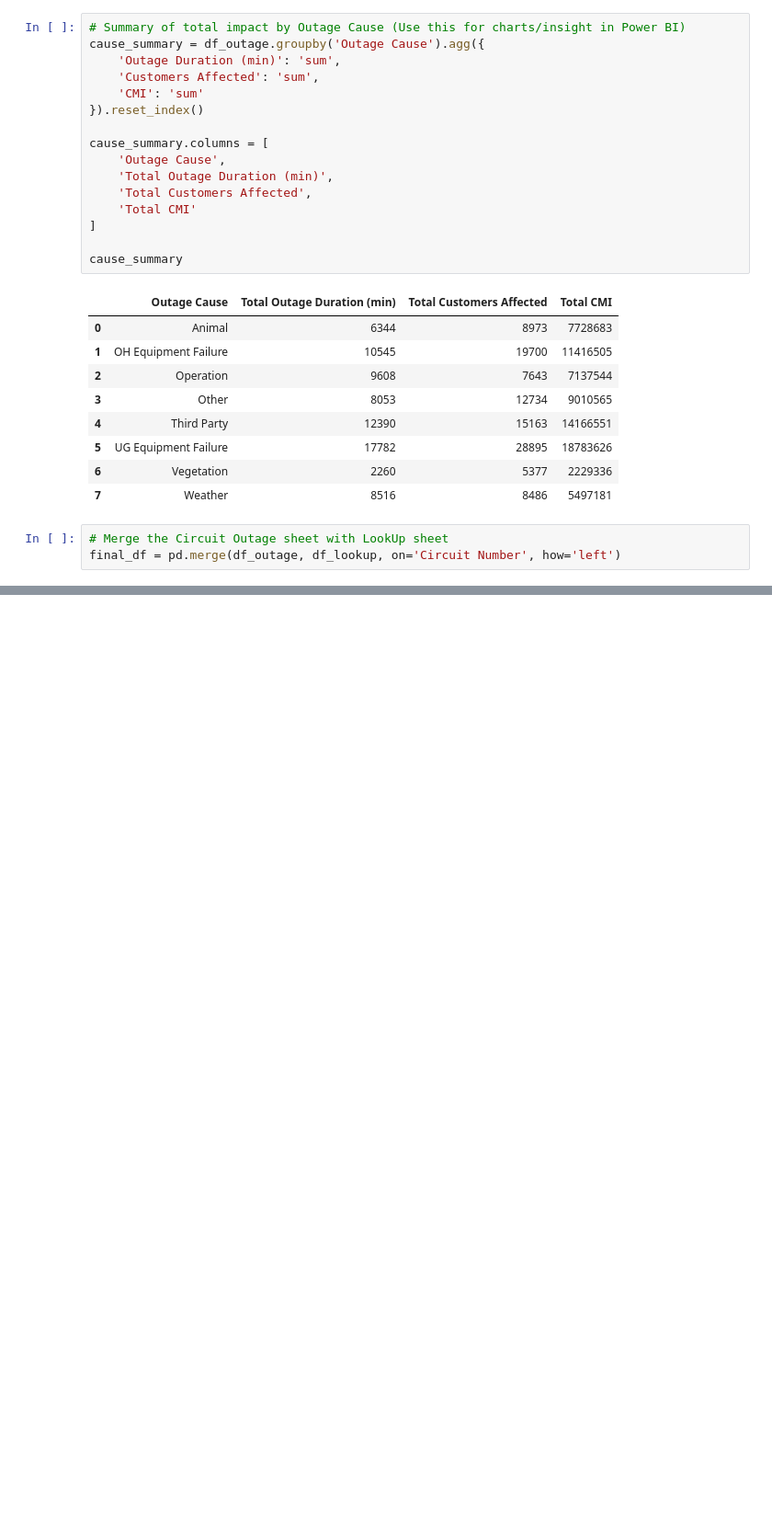
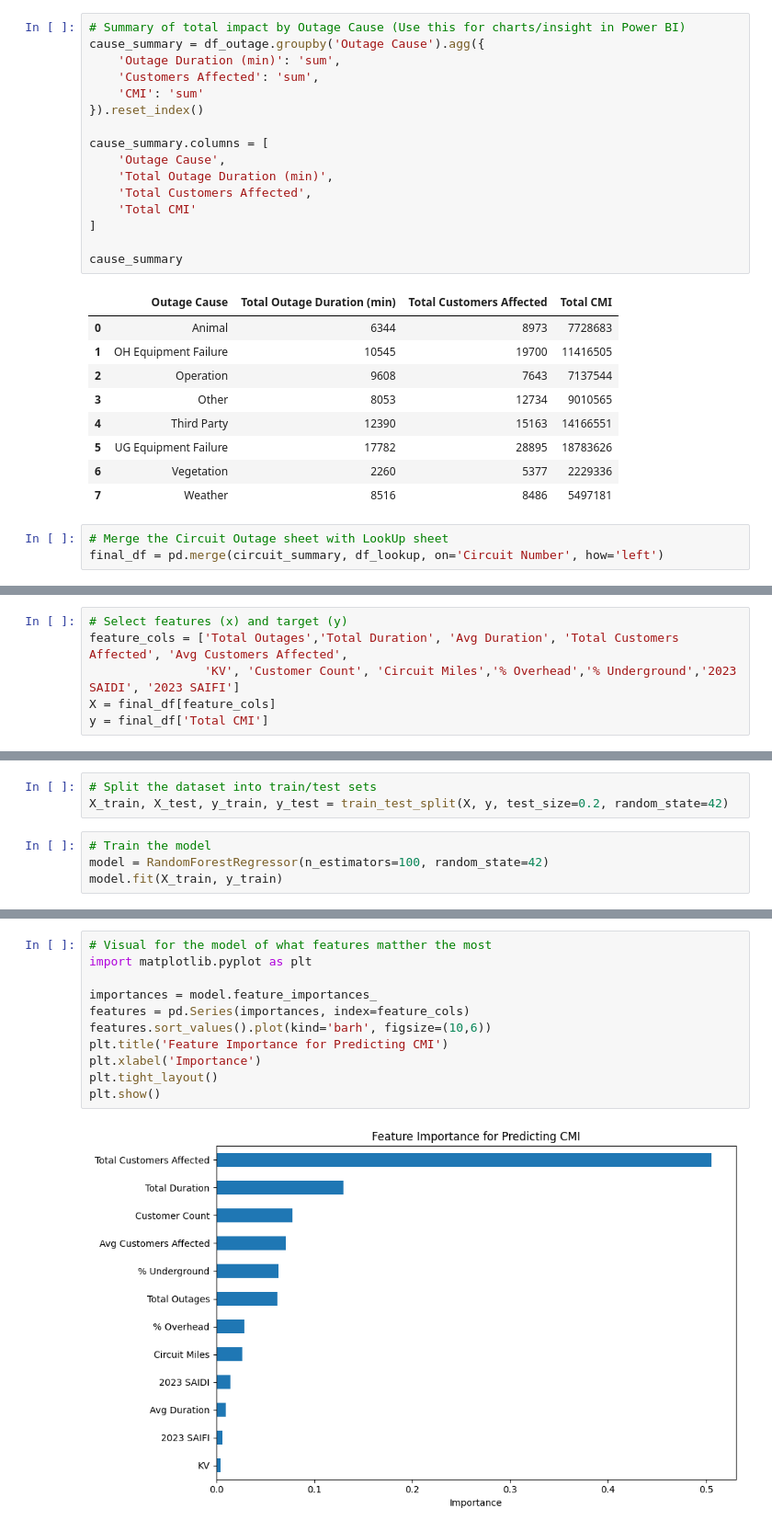
Before and after one commit to Ruiyang1210W/ITC-2025-LoopBreakers, a Jupyter notebook: ITC2025_LoopBreakers.ipynb, the cells around one changed output, grey strips where cells are left out. Shown: that part at 92% size. Drawn from its saved outputs; the diff is of its cells as text; blank space fills up the shorter version.

```diff
--- a/ITC2025_LoopBreakers.ipynb
+++ b/ITC2025_LoopBreakers.ipynb
@@ -257,5 +257,5 @@ cause_summary
 | 7 | Weather | 8516 | 8486 | 5497181 |
 # %%
 # Merge the Circuit Outage sheet with LookUp sheet
-final_df = pd.merge(df_outage, df_lookup, on='Circuit Number', how='left')
+final_df = pd.merge(circuit_summary, df_lookup, on='Circuit Number', how='left')
 # %%
@@ -272,0 +276,6 @@ final_df.describe()
+# %%
+# Select features (x) and target (y)
+feature_cols = ['Total Outages','Total Duration', 'Avg Duration', 'Total Customers Affected', 'Avg Customers Affected',
+                'KV', 'Customer Count', 'Circuit Miles','% Overhead','% Underground','2023 SAIDI', '2023 SAIFI']
+X = final_df[feature_cols]
+y = final_df['Total CMI']
@@ -272,0 +284,7 @@ final_df.describe()
+# %%
+# Split the dataset into train/test sets
+X_train, X_test, y_train, y_test = train_test_split(X, y, test_size=0.2, random_state=42)
+# %%
+# Train the model
+model = RandomForestRegressor(n_estimators=100, random_state=42)
+model.fit(X_train, y_train)
@@ -272,0 +320,13 @@ final_df.describe()
+# %%
+# Visual for the model of what features matther the most
+import matplotlib.pyplot as plt
+
+importances = model.feature_importances_
+features = pd.Series(importances, index=feature_cols)
+features.sort_values().plot(kind='barh', figsize=(10,6))
+plt.title('Feature Importance for Predicting CMI')
+plt.xlabel('Importance')
+plt.tight_layout()
+plt.show()
+# %% [output]
+[figure, added]
```
Also changed, not shown: parts of 11 cells of this notebook.
